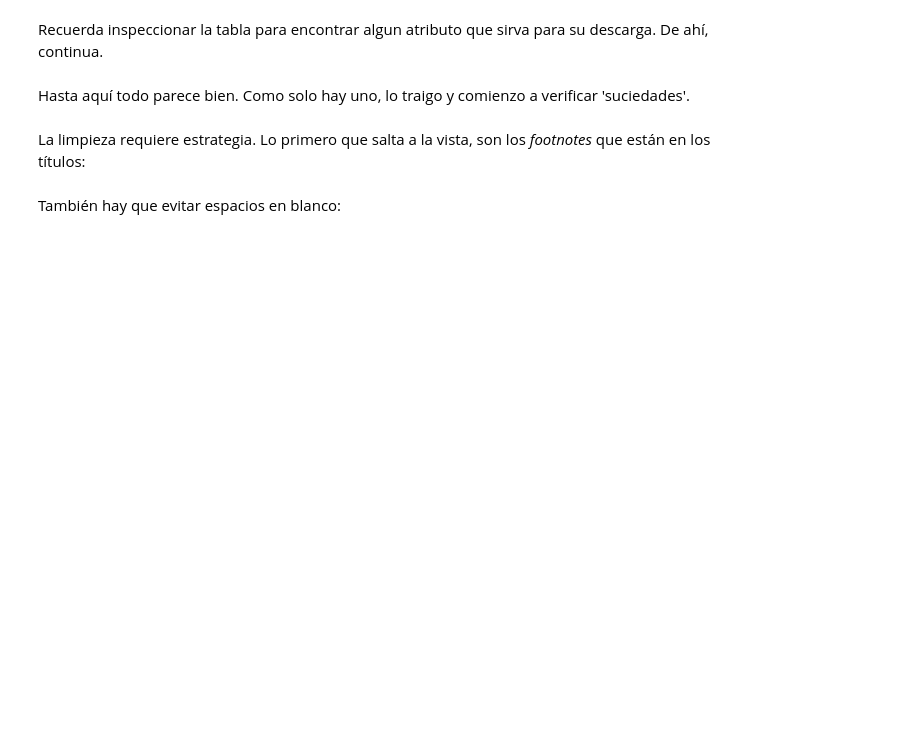
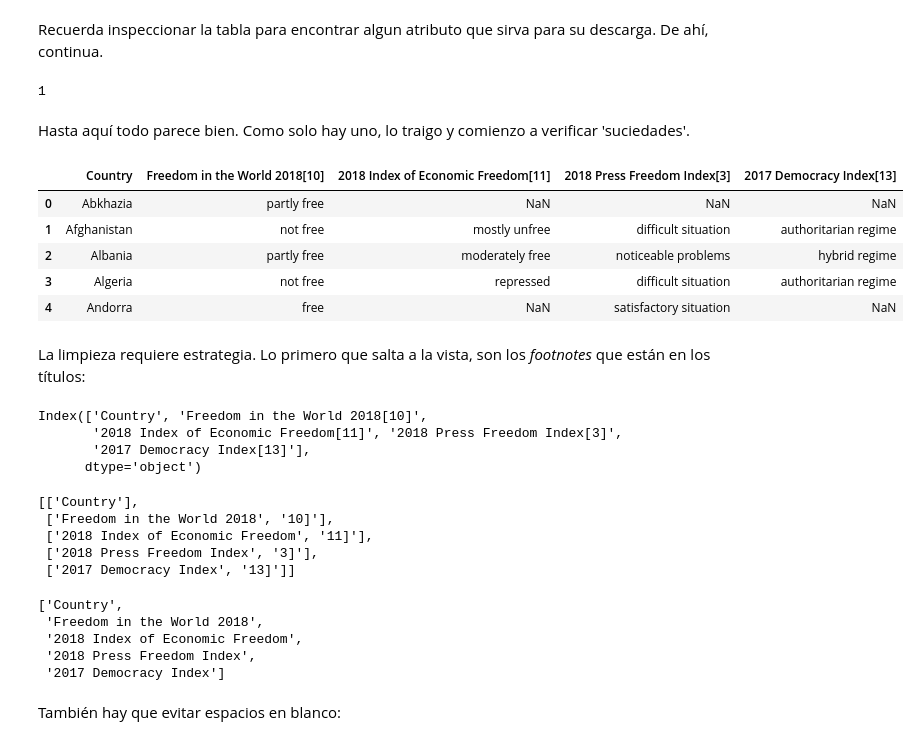
Before and after one commit to MAGALLANESJoseManuel/BITSS_ToolsWorkshop, a Jupyter notebook: Sesiones/Sesion3_P_PreProcesamento1.ipynb, the cells around one changed output. Cells and saved outputs as stored; diff of their text form; code cells hidden in the pictures; blank space fills up the shorter version.

```diff
--- a/Sesiones/Sesion3_P_PreProcesamento1.ipynb
+++ b/Sesiones/Sesion3_P_PreProcesamento1.ipynb
@@ -28,27 +30,53 @@ Recuerda inspeccionar la tabla para encontrar algun atributo que sirva para su d
 
 import pandas as pd
 
-wikiTables=pd.read_html(wikiLink,header=0,flavor='bs4',attrs={'class': 'wikitable sortable',})
+wikiTables=pd.read_html(wikiLink,header=0,flavor='bs4',attrs={'class': 'wikitable sortable'})
 # %%
 # cuantas tenemos?
 len(wikiTables)
+# %% [output]
+1
 # %% [markdown]
 Hasta aquí todo parece bien. Como solo hay uno, lo traigo y comienzo a verificar 'suciedades'.
 # %%
 DF=wikiTables[0]
 
 #primera mirada
-DF
+DF.head()
+# %% [output]
+|  | Country | Freedom in the World 2018[10] | 2018 Index of Economic Freedom[11] | 2018 Press Freedom Index[3] | 2017 Democracy Index[13] |
+| 0 | Abkhazia | partly free | NaN | NaN | NaN |
+| 1 | Afghanistan | not free | mostly unfree | difficult situation | authoritarian regime |
+| 2 | Albania | partly free | moderately free | noticeable problems | hybrid regime |
+| 3 | Algeria | not free | repressed | difficult situation | authoritarian regime |
+| 4 | Andorra | free | NaN | satisfactory situation | NaN |
 # %% [markdown]
 La limpieza requiere estrategia. Lo primero que salta a la vista, son los _footnotes_ que están en los títulos:
 # %%
 DF.columns
+# %% [output]
+Index(['Country', 'Freedom in the World 2018[10]',
+       '2018 Index of Economic Freedom[11]', '2018 Press Freedom Index[3]',
+       '2017 Democracy Index[13]'],
+      dtype='object')
 # %%
 # aqui ves que pasa cuando divido cada celda usando el caracter '['
 [element.split('[') for element in DF.columns]
+# %% [output]
+[['Country'],
+ ['Freedom in the World 2018', '10]'],
+ ['2018 Index of Economic Freedom', '11]'],
+ ['2018 Press Freedom Index', '3]'],
+ ['2017 Democracy Index', '13]']]
 # %%
 # Te das cuenta que te puedes quedar con el primer elemento cada vez que partes:
 [element.split('[')[0] for element in DF.columns]
+# %% [output]
+['Country',
+ 'Freedom in the World 2018',
+ '2018 Index of Economic Freedom',
+ '2018 Press Freedom Index',
+ '2017 Democracy Index']
 # %% [markdown]
 También hay que evitar espacios en blanco:
 # %%
```
Also changed, not shown: parts of 17 cells of this notebook, 23 other files.
